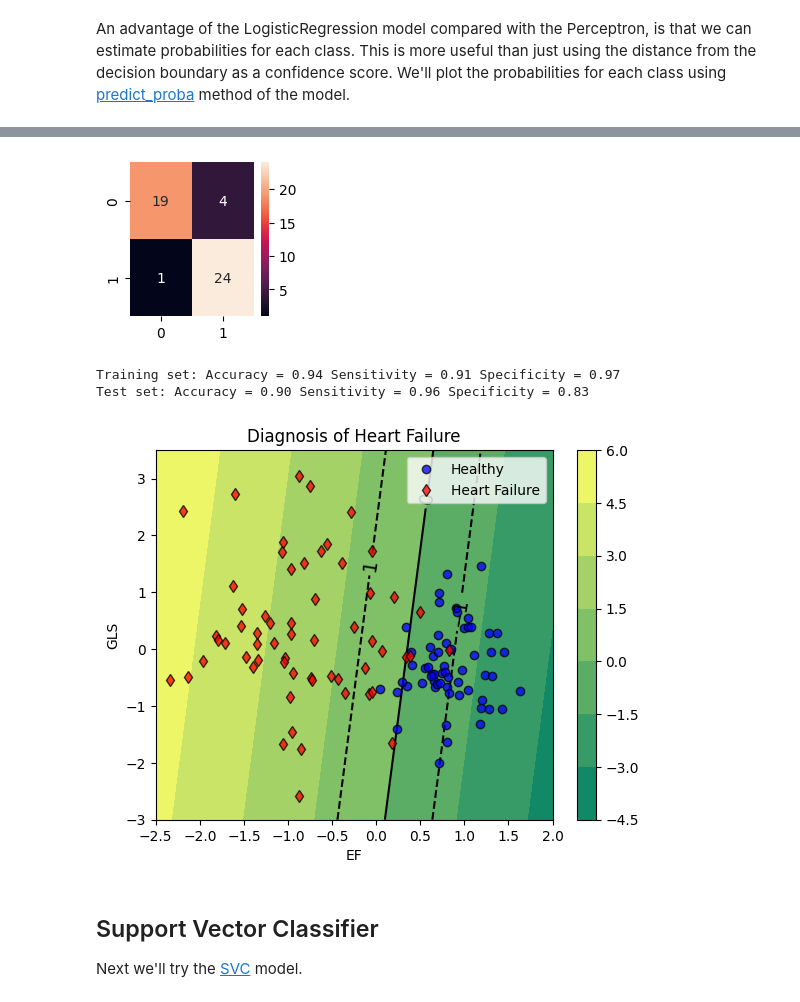
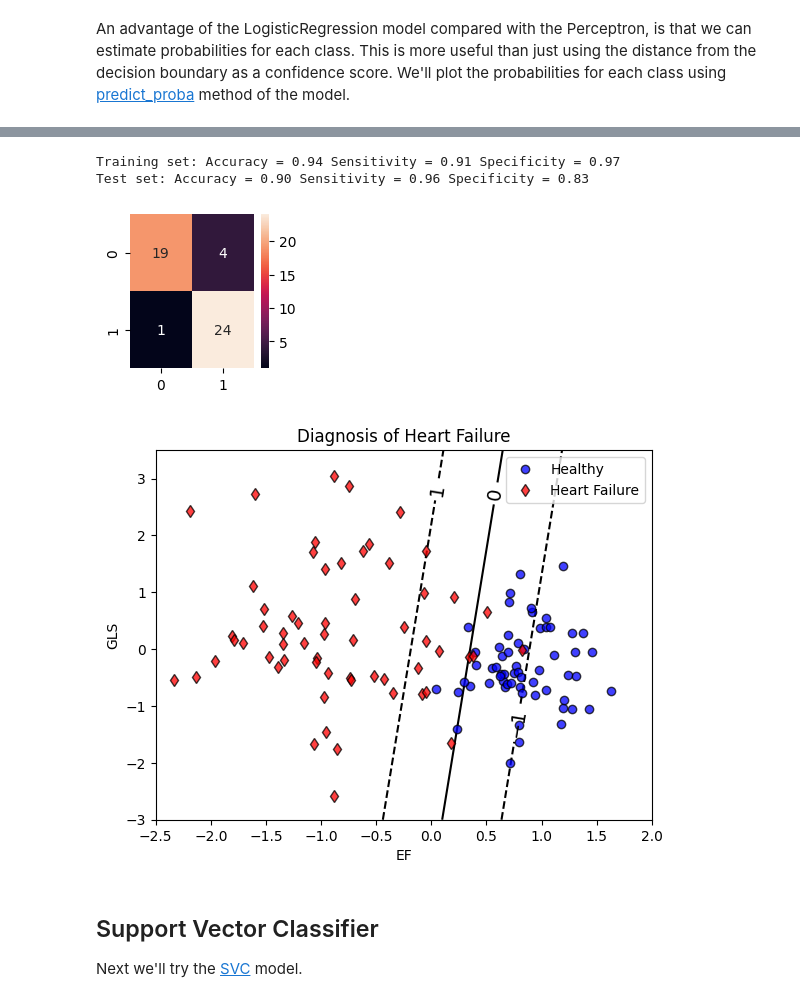
Before and after one commit to MaralAminpour/ML-BME-UofA, a Jupyter notebook: Week-3-Classification-models/3.2-Classification-models.ipynb, the cells around one changed output, grey strips where cells are left out. Drawn from its saved outputs; the diff is of its cells as text; code cells hidden in the pictures.

```diff
--- a/Week-3-Classification-models/3.2-Classification-models.ipynb
+++ b/Week-3-Classification-models/3.2-Classification-models.ipynb
@@ -372,14 +417,17 @@ In practice, the SVC model may take a long time to run for very large datasets,
 # %%
-# First, a LinearSVC
-linearsvc_model = LinearSVC(random_state=0)
+# First, a LinearSVC model
+# dual='auto' will select dual=False unless n_samples<n_features and other conditions are met
+# With dual=False the optimization variable has dimension=dimension of n_features (dual=True it is equal to n_samples)
+# Note that when dual=False, random_state has no effect since the algorithm is not random
+linearsvc_model = LinearSVC(dual='auto', random_state=0)
 linearsvc_model.fit(X_train, y_train)
 linearsvc_pred = linearsvc_model.predict(X_test)
 
 # Results
 EvaluateModel(linearsvc_model, X_train, X_test, y_train, y_test)
 # %% [output]
+Training set: Accuracy = 0.94 Sensitivity = 0.91 Specificity = 0.97
+Test set: Accuracy = 0.90 Sensitivity = 0.96 Specificity = 0.83
 [figure]
-Training set: Accuracy = 0.94 Sensitivity = 0.91 Specificity = 0.97
-Test set: Accuracy = 0.90 Sensitivity = 0.96 Specificity = 0.83
 # %%
 # This function is for plotting the different SVC models
@@ -429,9 +493,9 @@ def PlotSVCDecisionBoundary(model, X, y, plotSV=False, plotDF=False, plotProba=F
     PlotData(X,y)
 # %%
 # Plot boundary
-PlotSVCDecisionBoundary(linearsvc_model, X, y, plotSV=False, plotDF=True)
+PlotSVC(linearsvc_model, X, y, plotSV=False, plotDF=True, plotProba=False)
 # %% [output]
-[figure, old version]
+[figure, new version]
 # %% [markdown]
 ## Support Vector Classifier
 
```
Also changed, not shown: parts of 31 cells of this notebook, 7 other files.
